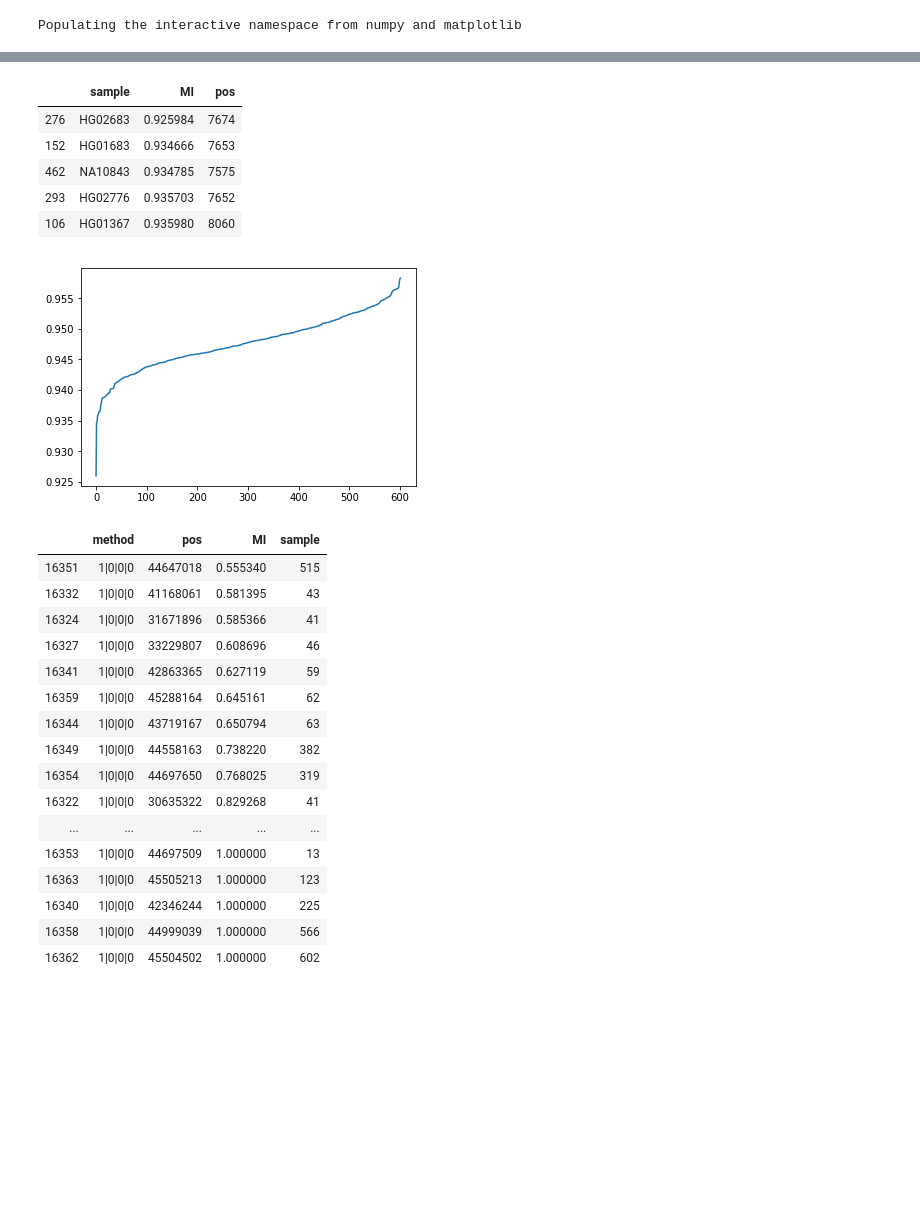
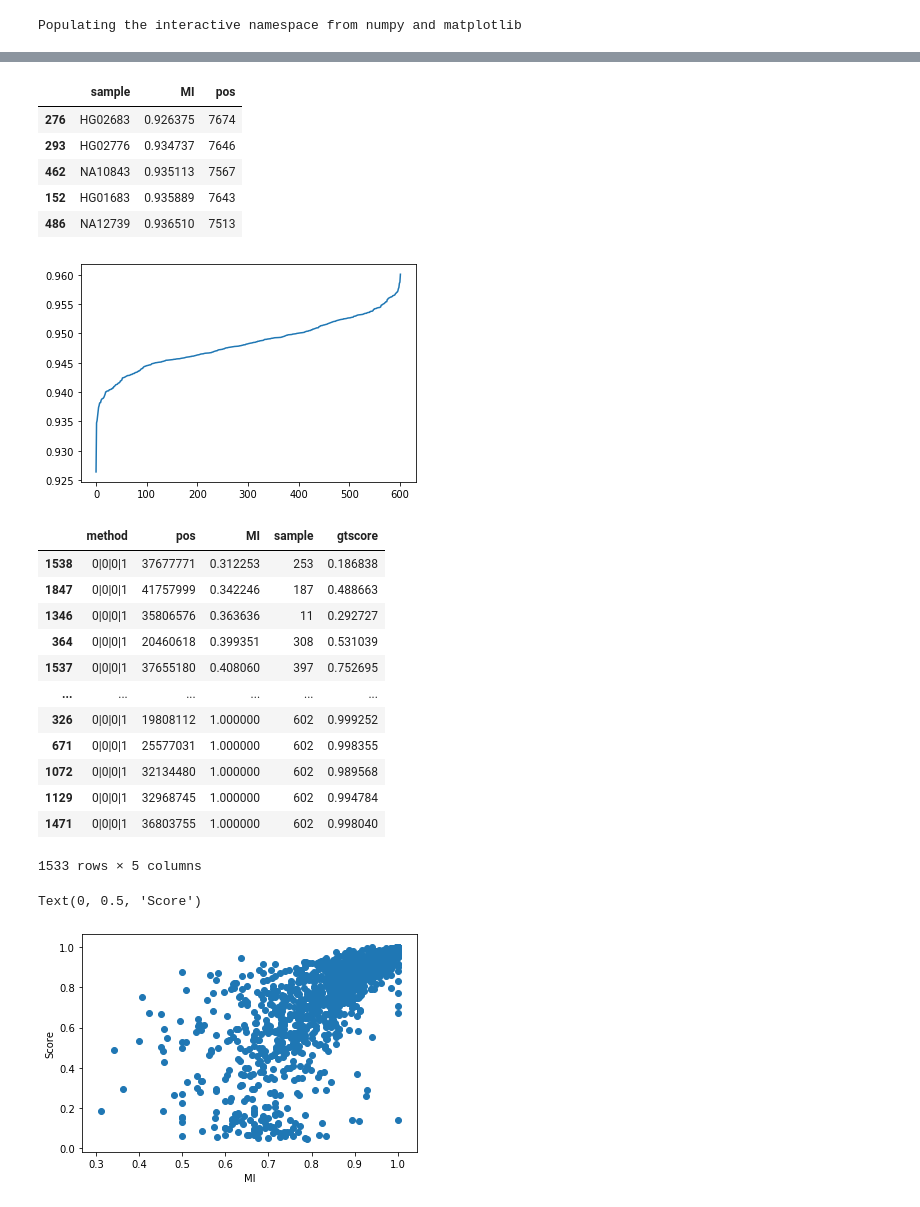
Before and after one commit to gymreklab/1000Genomes-TR-Analysis, a Jupyter notebook: mend/MendelianInheritanceAnalysis.ipynb, the cells around one changed output, grey strips where cells are left out. Drawn from its saved outputs; the diff is of its cells as text; code cells hidden in the pictures; blank space fills up the shorter version.

```diff
--- a/mend/MendelianInheritanceAnalysis.ipynb
+++ b/mend/MendelianInheritanceAnalysis.ipynb
@@ -9,7 +9,7 @@
 
 import pandas as pd
 data = pd.read_csv("results/mend_chr21.tab", sep="\t",
-                   names=["chrom","pos","motif","sample","method","gbs","MI","gtscore","alscore"])
+                   names=["chrom","pos","motif","sample","method","gbs","MI","gtscore"])
 # %% [output]
 Populating the interactive namespace from numpy and matplotlib
 # %%
@@ -80,36 +71,42 @@ ax.plot(range(bysample.shape[0]), bysample["MI"])
 bysample.head()
 # %% [output]
 |  | sample | MI | pos |
-| 276 | HG02683 | 0.925984 | 7674 |
-| 152 | HG01683 | 0.934666 | 7653 |
-| 462 | NA10843 | 0.934785 | 7575 |
-| 293 | HG02776 | 0.935703 | 7652 |
-| 106 | HG01367 | 0.935980 | 8060 |
+| 276 | HG02683 | 0.926375 | 7674 |
+| 293 | HG02776 | 0.934737 | 7646 |
+| 462 | NA10843 | 0.935113 | 7567 |
+| 152 | HG01683 | 0.935889 | 7643 |
+| 486 | NA12739 | 0.936510 | 7513 |
-[figure, old version]
+[figure, new version]
 # %%
 # (advntr|eh|hipstr|gangstr)
-bypos = data.groupby(["method","pos"], as_index=False).agg({"MI": np.mean, "sample": len})
+bypos = data.groupby(["method","pos"], as_index=False).agg({"MI": np.mean, "sample": len, 'gtscore':np.mean})
 # %%
 # Bad gangstr-only calls
-bypos[(bypos["method"]=="0|0|0|1") & (bypos["sample"]>10)].sort_values(["MI","sample"])
+gangstr_only = bypos[(bypos["method"]=="0|0|0|1") & (bypos["sample"]>10)].sort_values(["MI","sample"])
+gangstr_only
 # %% [output]
-|  | method | pos | MI | sample |
-| 16351 | 1|0|0|0 | 44647018 | 0.555340 | 515 |
-| 16332 | 1|0|0|0 | 41168061 | 0.581395 | 43 |
-| 16324 | 1|0|0|0 | 31671896 | 0.585366 | 41 |
-| 16327 | 1|0|0|0 | 33229807 | 0.608696 | 46 |
-| 16341 | 1|0|0|0 | 42863365 | 0.627119 | 59 |
-| 16359 | 1|0|0|0 | 45288164 | 0.645161 | 62 |
-| 16344 | 1|0|0|0 | 43719167 | 0.650794 | 63 |
-| 16349 | 1|0|0|0 | 44558163 | 0.738220 | 382 |
-| 16354 | 1|0|0|0 | 44697650 | 0.768025 | 319 |
-| 16322 | 1|0|0|0 | 30635322 | 0.829268 | 41 |
-| ... | ... | ... | ... | ... |
-| 16353 | 1|0|0|0 | 44697509 | 1.000000 | 13 |
-| 16363 | 1|0|0|0 | 45505213 | 1.000000 | 123 |
-| 16340 | 1|0|0|0 | 42346244 | 1.000000 | 225 |
-| 16358 | 1|0|0|0 | 44999039 | 1.000000 | 566 |
-| 16362 | 1|0|0|0 | 45504502 | 1.000000 | 602 |
+|  | method | pos | MI | sample | gtscore |
+| 1538 | 0|0|0|1 | 37677771 | 0.312253 | 253 | 0.186838 |
+| 1847 | 0|0|0|1 | 41757999 | 0.342246 | 187 | 0.488663 |
+| 1346 | 0|0|0|1 | 35806576 | 0.363636 | 11 | 0.292727 |
+| 364 | 0|0|0|1 | 20460618 | 0.399351 | 308 | 0.531039 |
+| 1537 | 0|0|0|1 | 37655180 | 0.408060 | 397 | 0.752695 |
+| ... | ... | ... | ... | ... | ... |
+| 326 | 0|0|0|1 | 19808112 | 1.000000 | 602 | 0.999252 |
+| 671 | 0|0|0|1 | 25577031 | 1.000000 | 602 | 0.998355 |
+| 1072 | 0|0|0|1 | 32134480 | 1.000000 | 602 | 0.989568 |
+| 1129 | 0|0|0|1 | 32968745 | 1.000000 | 602 | 0.994784 |
+| 1471 | 0|0|0|1 | 36803755 | 1.000000 | 602 | 0.998040 |
+1533 rows × 5 columns
+# %%
+fig = plt.figure()
+ax = fig.add_subplot(111)
+ax.scatter(gangstr_only['MI'], gangstr_only['gtscore'])
+ax.set_xlabel("MI")
+ax.set_ylabel("Score")
+# %% [output]
+Text(0, 0.5, 'Score')
+[figure, added]
 # %%
 # Bad advntr-only calls
 bypos[(bypos["method"]=="1|0|0|0") & (bypos["sample"]>10)].sort_values(["MI","sample"])
```
Also changed, not shown: parts of 3 cells of this notebook, 2 other files.
